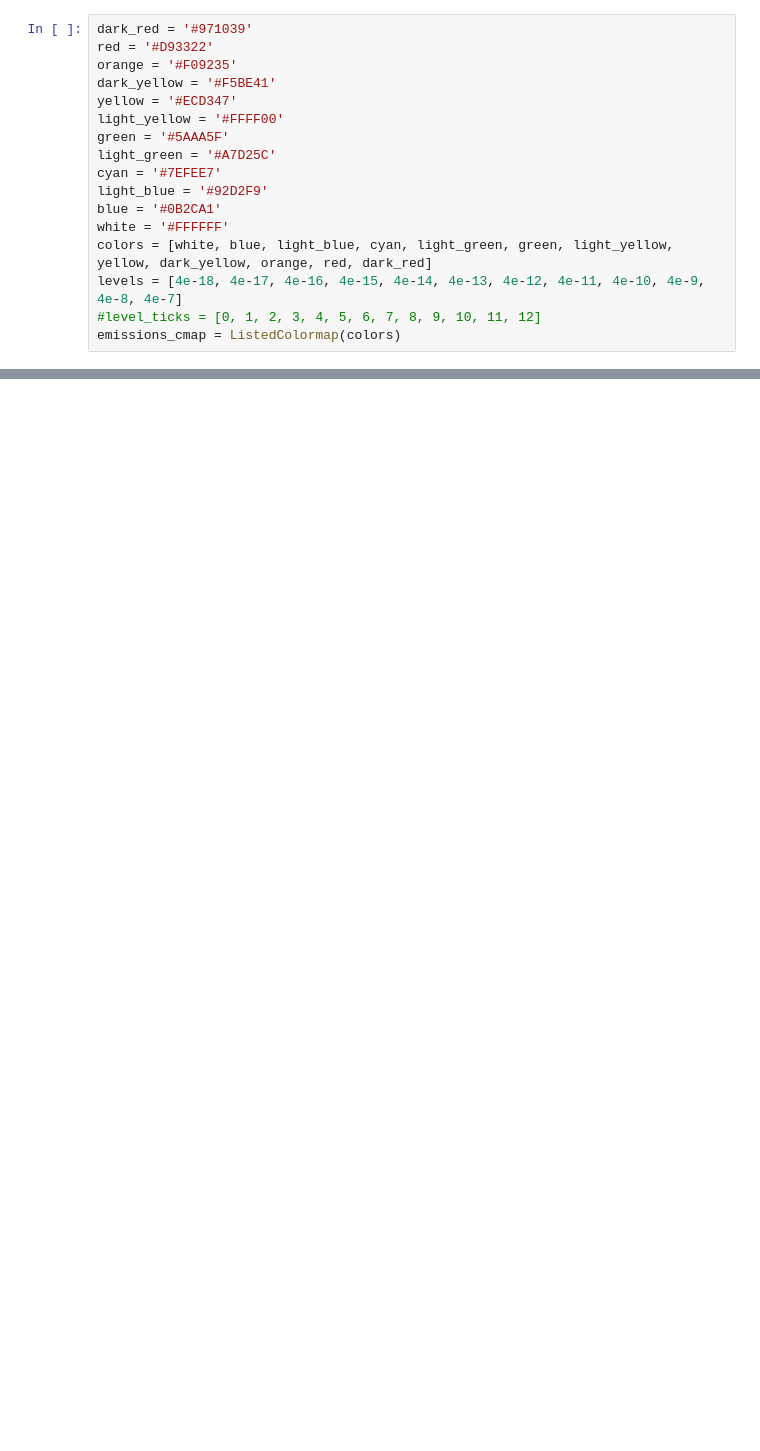
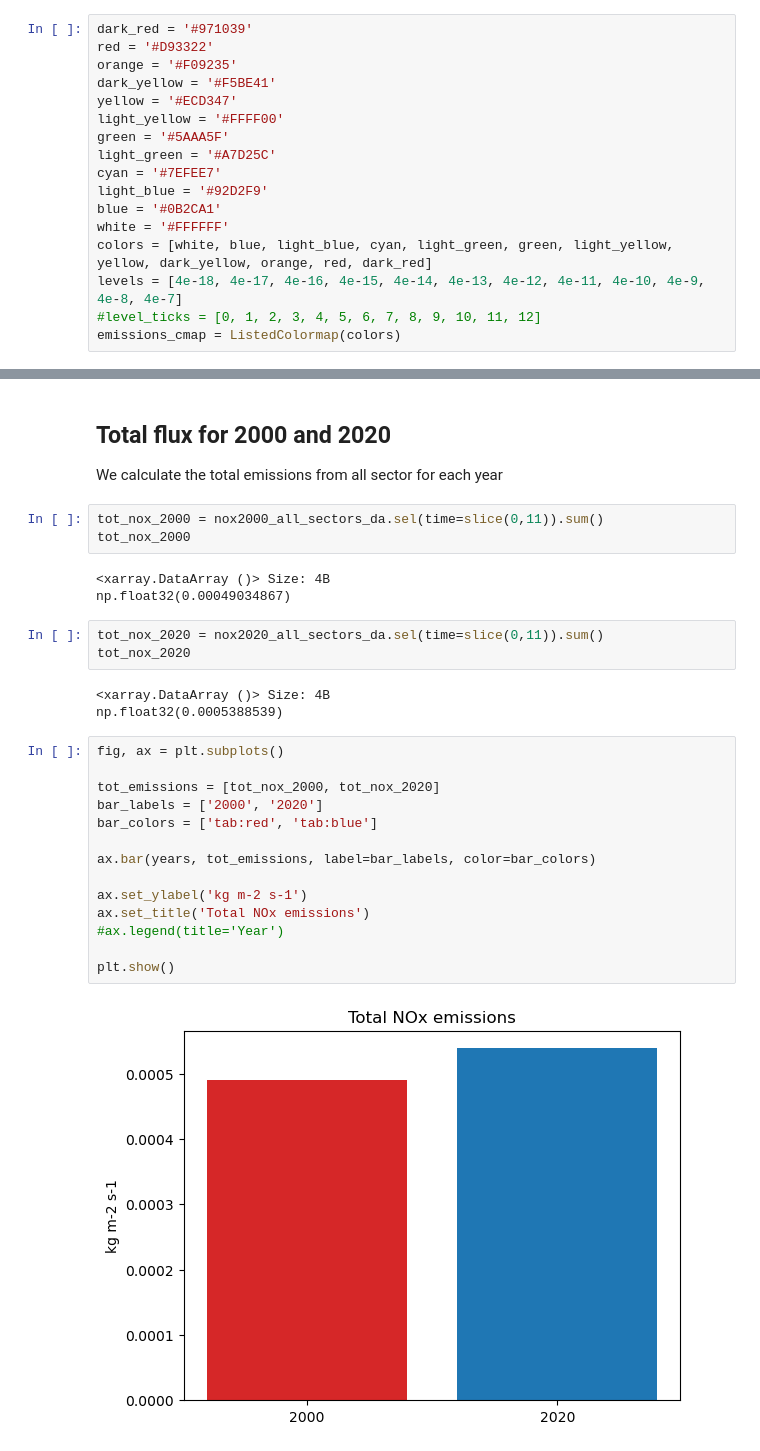
Before and after one commit to mea06em/cams-act6, a Jupyter notebook: 04-emissions/emissions.ipynb, the cells around one changed output, grey strips where cells are left out. Drawn from its saved outputs; the diff is of its cells as text; blank space fills up the shorter version.

Commit message:
total emission bar chart

```diff
--- a/04-emissions/emissions.ipynb
+++ b/04-emissions/emissions.ipynb
@@ -307,0 +313,31 @@ plot_emissions(nox2020_all_sectors_da, '2020', 0)
+# %% [markdown]
+## Total flux for 2000 and 2020
+We calculate the total emissions from all sector for each year
+# %%
+tot_nox_2000 = nox2000_all_sectors_da.sel(time=slice(0,11)).sum()
+tot_nox_2000
+# %% [output]
+<xarray.DataArray ()> Size: 4B
+np.float32(0.00049034867)
+# %%
+tot_nox_2020 = nox2020_all_sectors_da.sel(time=slice(0,11)).sum()
+tot_nox_2020
+# %% [output]
+<xarray.DataArray ()> Size: 4B
+np.float32(0.0005388539)
+# %%
+fig, ax = plt.subplots()
+
+tot_emissions = [tot_nox_2000, tot_nox_2020]
+bar_labels = ['2000', '2020']
+bar_colors = ['tab:red', 'tab:blue']
+
+ax.bar(years, tot_emissions, label=bar_labels, color=bar_colors)
+
+ax.set_ylabel('kg m-2 s-1')
+ax.set_title('Total NOx emissions')
+#ax.legend(title='Year')
+
+plt.show()
+# %% [output]
+[figure, added]
```
Also changed, not shown: parts of 11 cells of this notebook.
